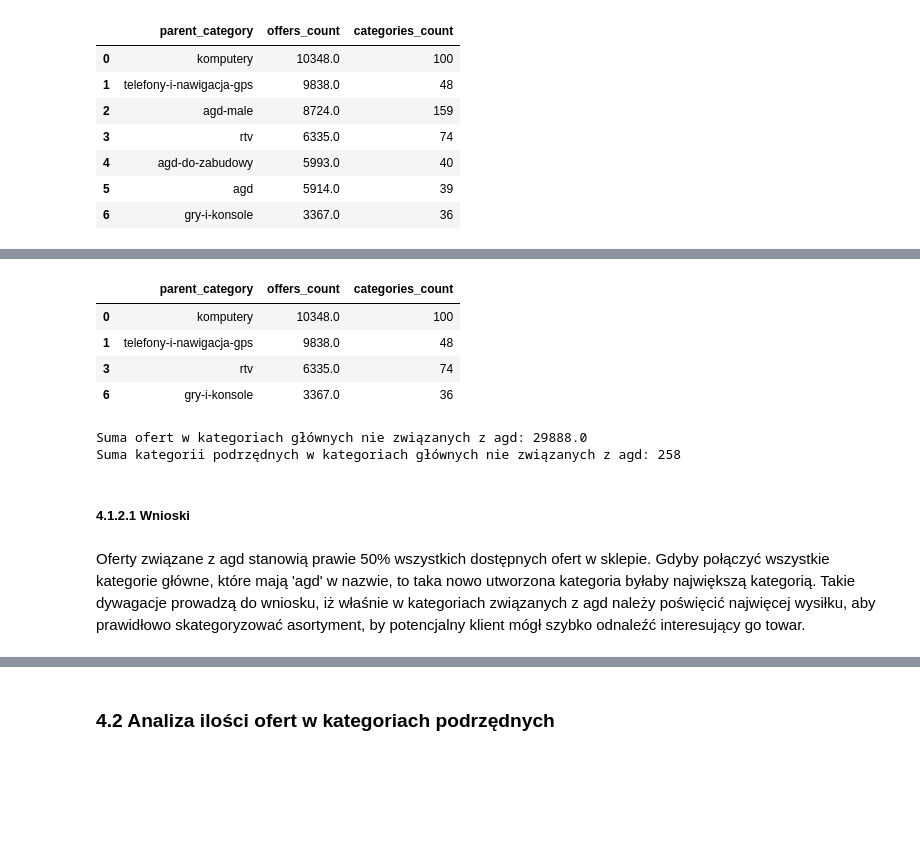
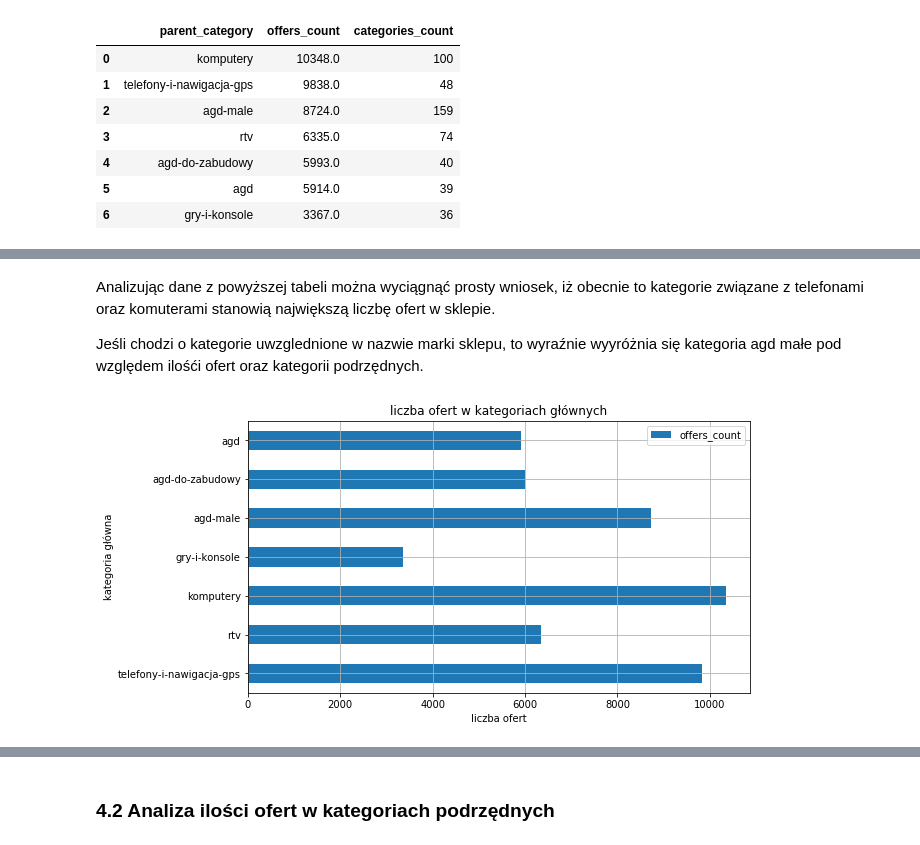
Before and after one commit to grzegorzpokorski/nocna-promocja-euro.com.pl, a Jupyter notebook: categories_analysis.ipynb, the cells around one changed output, grey strips where cells are left out. Cells and saved outputs as stored; diff of their text form; code cells hidden in the pictures; blank space fills up the shorter version.

```diff
--- a/categories_analysis.ipynb
+++ b/categories_analysis.ipynb
@@ -123,20 +74,17 @@ Inaczej trochę to wygląda po zsumowaniu kategorii agd, agd do zabudowy i agd m
-# %%
-without_agd
-# %% [output]
-|  | parent_category | offers_count | categories_count |
-| 0 | komputery | 10348.0 | 100 |
-| 1 | telefony-i-nawigacja-gps | 9838.0 | 48 |
-| 3 | rtv | 6335.0 | 74 |
-| 6 | gry-i-konsole | 3367.0 | 36 |
-# %%
-print(f'Suma ofert w kategoriach głównych nie związanych z agd: {without_agd.offers_count.sum()}')
-print(f'Suma kategorii podrzędnych w kategoriach głównych nie związanych z agd: {without_agd.categories_count.sum()}')
-# %% [output]
-Suma ofert w kategoriach głównych nie związanych z agd: 29888.0
-Suma kategorii podrzędnych w kategoriach głównych nie związanych z agd: 258
-# %% [markdown]
-##### 4.1.2.1 Wnioski
-# %% [markdown]
-<p>
-Oferty związane z agd stanowią prawie 50% wszystkich dostępnych ofert w sklepie. Gdyby połączyć wszystkie kategorie główne, które mają 'agd' w nazwie, to taka nowo utworzona kategoria byłaby największą kategorią. Takie dywagacje prowadzą do wniosku, iż właśnie w kategoriach związanych z agd należy poświęcić najwięcej wysiłku, aby prawidłowo skategoryzować asortyment, by potencjalny klient mógł szybko odnaleźć interesujący go towar.
-</p>
+# %% [markdown]
+<p>
+    Analizując dane z powyższej tabeli można wyciągnąć prosty wniosek, iż obecnie to kategorie związane z telefonami oraz komuterami stanowią największą liczbę ofert w sklepie.
+</p>
+<p>
+    Jeśli chodzi o kategorie uwzglednione w nazwie marki sklepu, to wyraźnie wyyróżnia się kategoria agd małe pod względem ilośći ofert oraz kategorii podrzędnych.
+    </p>
+# %%
+parent_categories_summary[['parent_category','offers_count']].set_index('parent_category').sort_values(by='parent_category', ascending=False).plot.barh(figsize=(9,5))
+plt.title('liczba ofert w kategoriach głównych')
+plt.xlabel('liczba ofert')
+plt.ylabel('kategoria główna')
+plt.grid()
+plt.savefig('./charts/liczba ofert w kategoriach głównych.png')
+plt.show()
+# %% [output]
+[figure, added]
```
Also changed, not shown: parts of 20 cells of this notebook, 2 other files.
